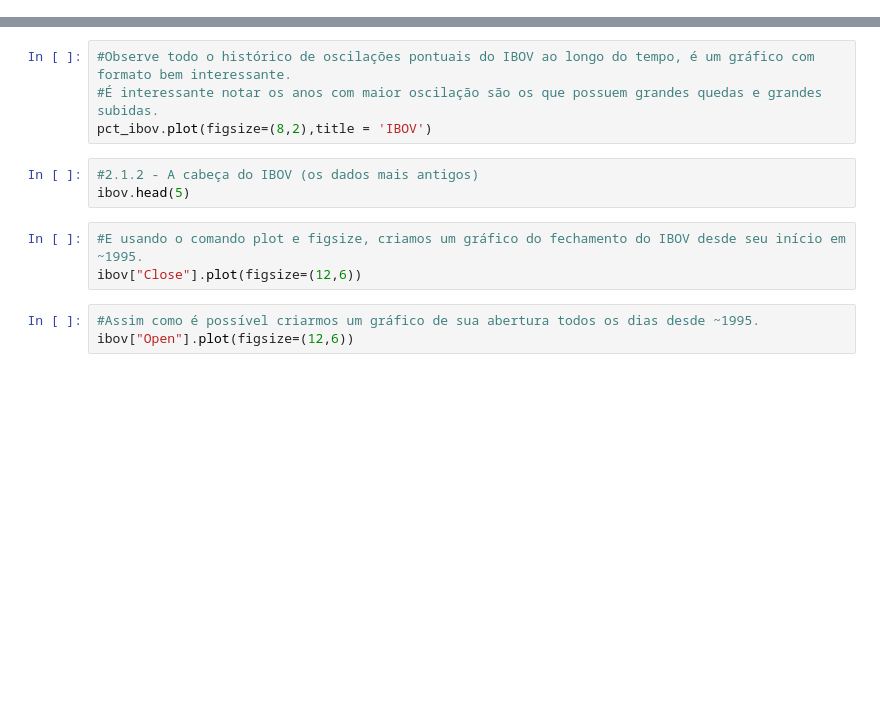
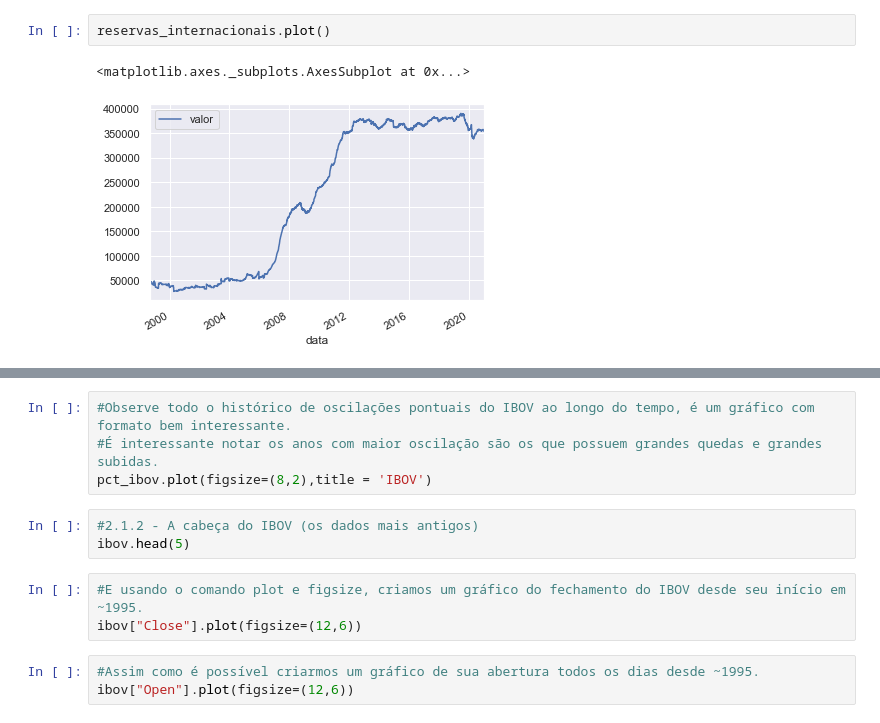
Before and after one commit to kioolz/Kioolz-World, a Jupyter notebook: IBOV.ipynb, the cells around one changed output, grey strips where cells are left out. Cells and saved outputs as stored; diff of their text form; blank space fills up the shorter version.

```diff
--- a/IBOV.ipynb
+++ b/IBOV.ipynb
@@ -27,0 +61,5 @@ ibov.tail(5)["Close"].plot()
+# %%
+reservas_internacionais.plot()
+# %% [output]
+<matplotlib.axes._subplots.AxesSubplot at 0x...>
+[figure, added]
```
Also changed, not shown: parts of 20 cells of this notebook.
